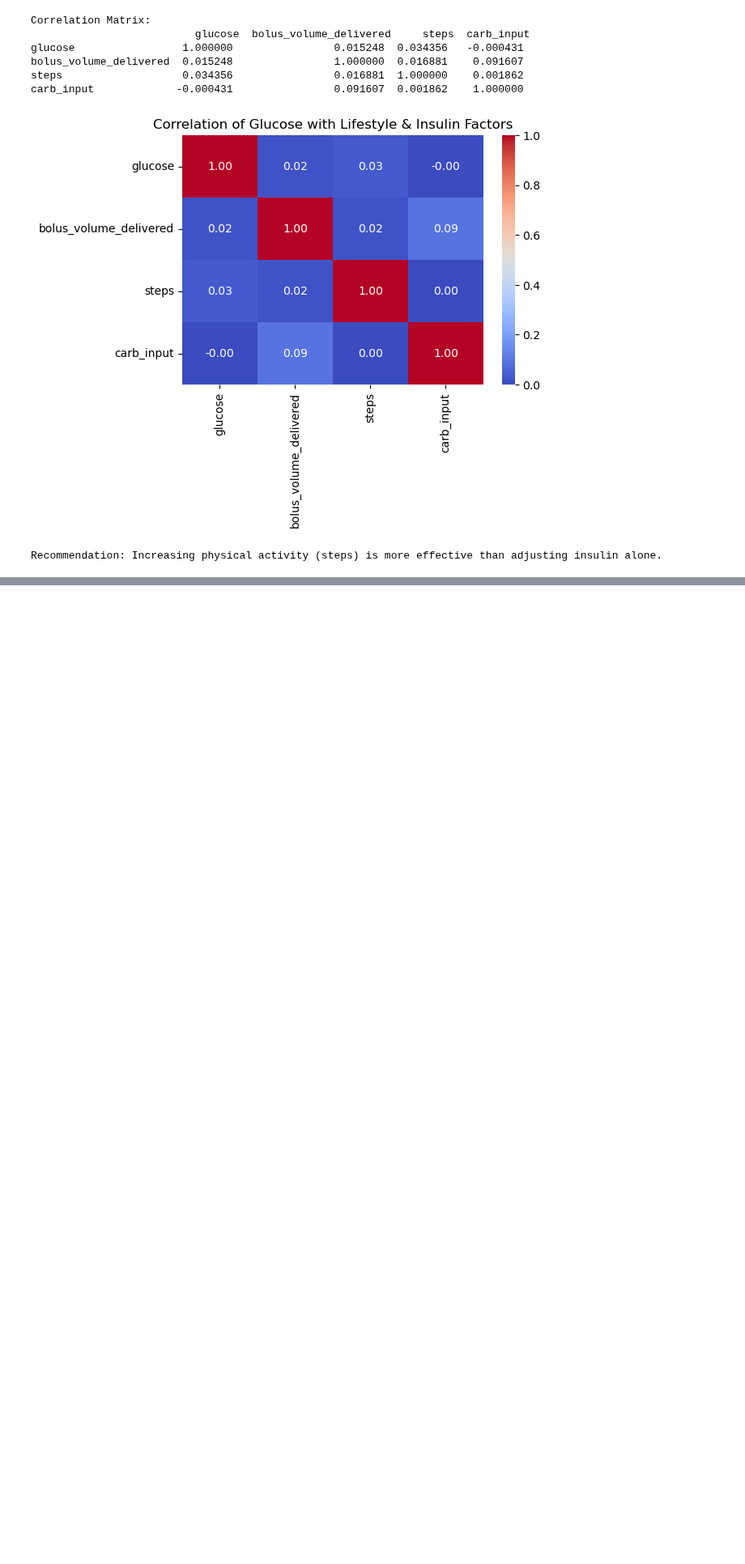
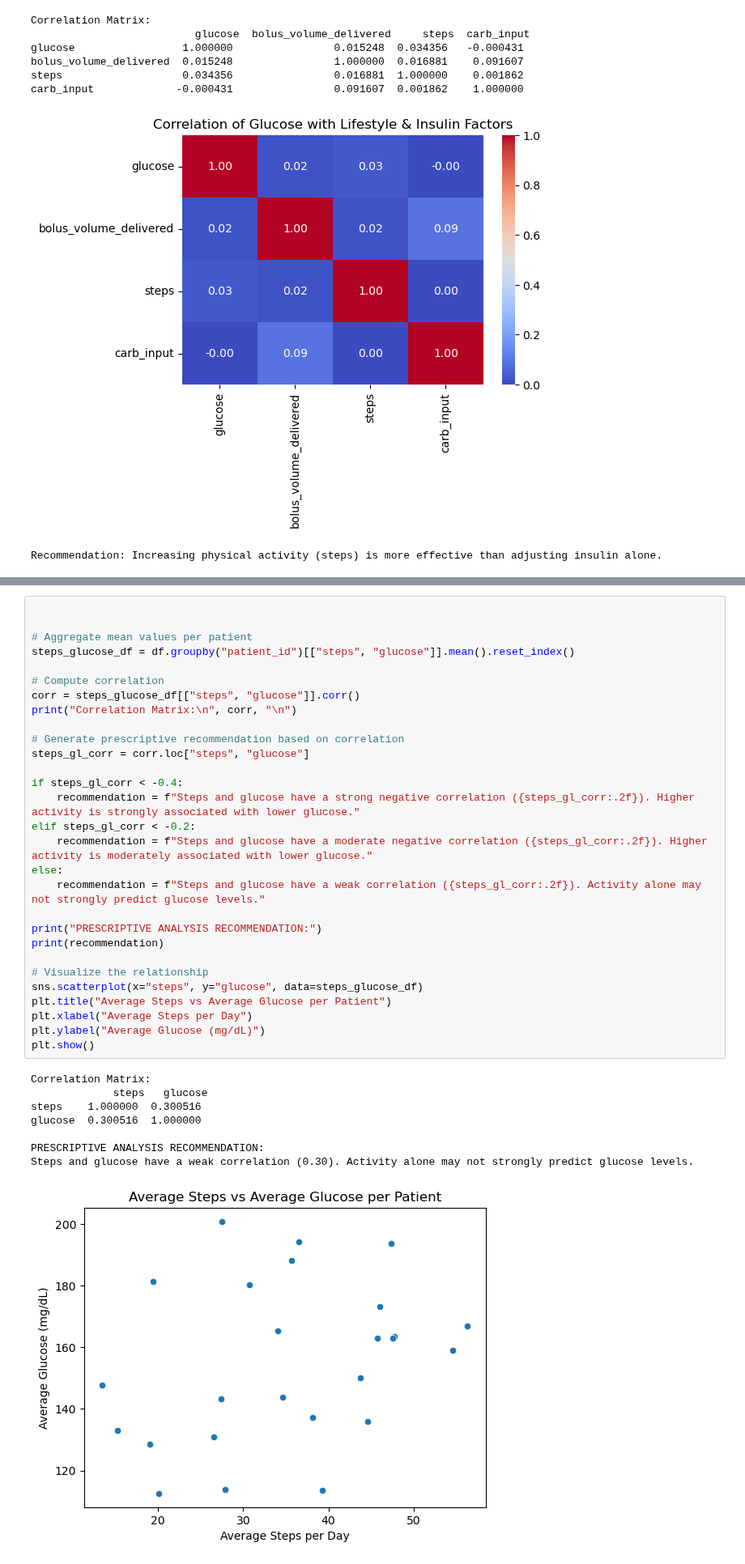
Before and after one commit to msdesh99/Python-Data-Analysis, a Jupyter notebook: Team11_PyQuester_Prescriptive_Analysis.ipynb, the cells around one changed output, grey strips where cells are left out. Shown at 81% size. Saved outputs shown, nothing was run; the diff lists cells and outputs as text; blank space fills up the shorter version.

Commit message:
aaded predictive analysis

```diff
--- a/Team11_PyQuester_Prescriptive_Analysis.ipynb
+++ b/Team11_PyQuester_Prescriptive_Analysis.ipynb
@@ -62,0 +78,38 @@ Recommendation: Increasing physical activity (steps) is more effective than adju
+# %%
+
+
+# Aggregate mean values per patient
+steps_glucose_df = df.groupby("patient_id")[["steps", "glucose"]].mean().reset_index()
+
+# Compute correlation
+corr = steps_glucose_df[["steps", "glucose"]].corr()
+print("Correlation Matrix:\n", corr, "\n")
+
+# Generate prescriptive recommendation based on correlation
+steps_gl_corr = corr.loc["steps", "glucose"]
+
+if steps_gl_corr < -0.4:
+    recommendation = f"Steps and glucose have a strong negative correlation ({steps_gl_corr:.2f}). Higher activity is strongly associated with lower glucose."
+elif steps_gl_corr < -0.2:
+    recommendation = f"Steps and glucose have a moderate negative correlation ({steps_gl_corr:.2f}). Higher activity is moderately associated with lower glucose."
+else:
+    recommendation = f"Steps and glucose have a weak correlation ({steps_gl_corr:.2f}). Activity alone may not strongly predict glucose levels."
+
+print("PRESCRIPTIVE ANALYSIS RECOMMENDATION:")
+print(recommendation)
+
+# Visualize the relationship
+sns.scatterplot(x="steps", y="glucose", data=steps_glucose_df)
+plt.title("Average Steps vs Average Glucose per Patient")
+plt.xlabel("Average Steps per Day")
+plt.ylabel("Average Glucose (mg/dL)")
+plt.show()
+# %% [output]
+Correlation Matrix:
+             steps   glucose
+steps    1.000000  0.300516
+glucose  0.300516  1.000000
+
+PRESCRIPTIVE ANALYSIS RECOMMENDATION:
+Steps and glucose have a weak correlation (0.30). Activity alone may not strongly predict glucose levels.
+[figure, added]
```
Also changed, not shown: parts of 11 cells of this notebook, 3 other files.
